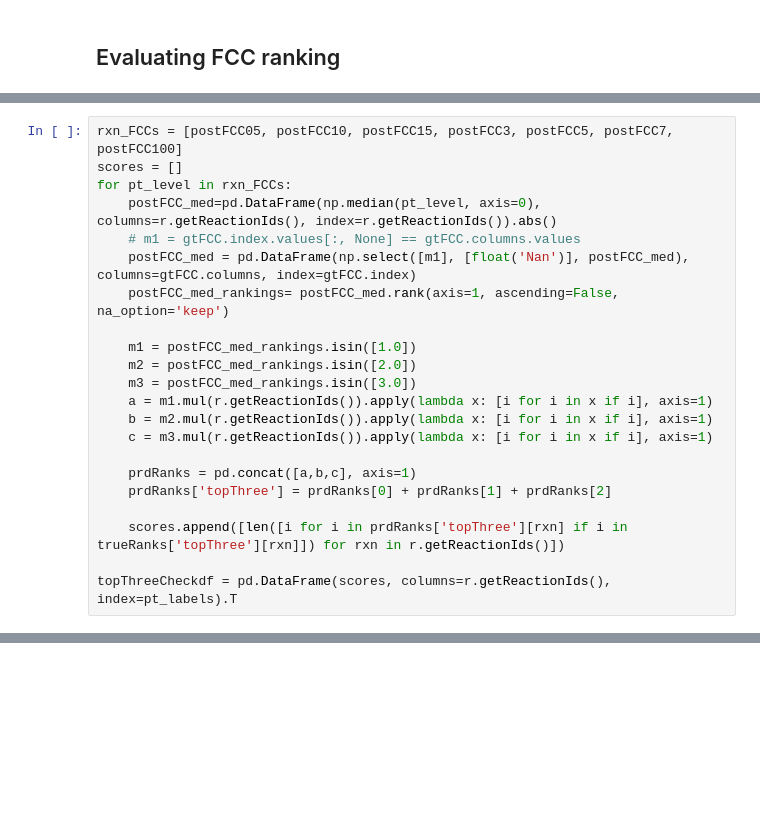
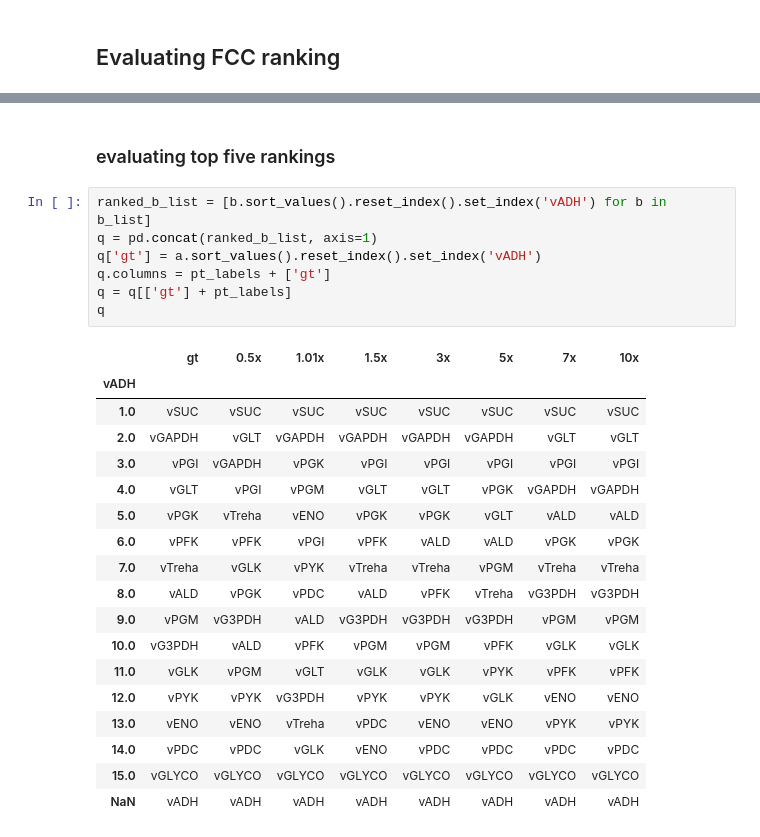
Before and after one commit to sys-bio/BMCA-pipeline, a Jupyter notebook: notebooks/topologyA/omitted_data/omitExMet_v_simplTeusink.ipynb, the cells around one changed output, grey strips where cells are left out. Cells and saved outputs as stored; diff of their text form; blank space fills up the shorter version.

```diff
--- a/notebooks/topologyA/omitted_data/omitExMet_v_simplTeusink.ipynb
+++ b/notebooks/topologyA/omitted_data/omitExMet_v_simplTeusink.ipynb
@@ -396,22 +350,0 @@ trueRanks['topThree'] = trueRanks[0] + trueRanks[1] + trueRanks[2]
-# %%
-rxn_FCCs = [postFCC05, postFCC10, postFCC15, postFCC3, postFCC5, postFCC7, postFCC100]
-scores = []
-for pt_level in rxn_FCCs:
-    postFCC_med=pd.DataFrame(np.median(pt_level, axis=0), columns=r.getReactionIds(), index=r.getReactionIds()).abs()
-    # m1 = gtFCC.index.values[:, None] == gtFCC.columns.values
-    postFCC_med = pd.DataFrame(np.select([m1], [float('Nan')], postFCC_med), columns=gtFCC.columns, index=gtFCC.index)
-    postFCC_med_rankings= postFCC_med.rank(axis=1, ascending=False, na_option='keep')
-
-    m1 = postFCC_med_rankings.isin([1.0])
-    m2 = postFCC_med_rankings.isin([2.0])
-    m3 = postFCC_med_rankings.isin([3.0])
-    a = m1.mul(r.getReactionIds()).apply(lambda x: [i for i in x if i], axis=1)
-    b = m2.mul(r.getReactionIds()).apply(lambda x: [i for i in x if i], axis=1)
-    c = m3.mul(r.getReactionIds()).apply(lambda x: [i for i in x if i], axis=1)
-
-    prdRanks = pd.concat([a,b,c], axis=1)
-    prdRanks['topThree'] = prdRanks[0] + prdRanks[1] + prdRanks[2]
-
-    scores.append([len([i for i in prdRanks['topThree'][rxn] if i in trueRanks['topThree'][rxn]]) for rxn in r.getReactionIds()])
-
-topThreeCheckdf = pd.DataFrame(scores, columns=r.getReactionIds(), index=pt_labels).T
@@ -449,0 +390,28 @@ dtype: int64
+# %% [markdown]
+### evaluating top five rankings
+# %%
+ranked_b_list = [b.sort_values().reset_index().set_index('vADH') for b in b_list]
+q = pd.concat(ranked_b_list, axis=1)
+q['gt'] = a.sort_values().reset_index().set_index('vADH')
+q.columns = pt_labels + ['gt']
+q = q[['gt'] + pt_labels]
+q
+# %% [output]
+|  | gt | 0.5x | 1.01x | 1.5x | 3x | 5x | 7x | 10x |
+| vADH |  |  |  |  |  |  |  |  |
+| 1.0 | vSUC | vSUC | vSUC | vSUC | vSUC | vSUC | vSUC | vSUC |
+| 2.0 | vGAPDH | vGLT | vGAPDH | vGAPDH | vGAPDH | vGAPDH | vGLT | vGLT |
+| 3.0 | vPGI | vGAPDH | vPGK | vPGI | vPGI | vPGI | vPGI | vPGI |
+| 4.0 | vGLT | vPGI | vPGM | vGLT | vGLT | vPGK | vGAPDH | vGAPDH |
+| 5.0 | vPGK | vTreha | vENO | vPGK | vPGK | vGLT | vALD | vALD |
+| 6.0 | vPFK | vPFK | vPGI | vPFK | vALD | vALD | vPGK | vPGK |
+| 7.0 | vTreha | vGLK | vPYK | vTreha | vTreha | vPGM | vTreha | vTreha |
+| 8.0 | vALD | vPGK | vPDC | vALD | vPFK | vTreha | vG3PDH | vG3PDH |
+| 9.0 | vPGM | vG3PDH | vALD | vG3PDH | vG3PDH | vG3PDH | vPGM | vPGM |
+| 10.0 | vG3PDH | vALD | vPFK | vPGM | vPGM | vPFK | vGLK | vGLK |
+| 11.0 | vGLK | vPGM | vGLT | vGLK | vGLK | vPYK | vPFK | vPFK |
+| 12.0 | vPYK | vPYK | vG3PDH | vPYK | vPYK | vGLK | vENO | vENO |
+| 13.0 | vENO | vENO | vTreha | vPDC | vENO | vENO | vPYK | vPYK |
+| 14.0 | vPDC | vPDC | vGLK | vENO | vPDC | vPDC | vPDC | vPDC |
+| 15.0 | vGLYCO | vGLYCO | vGLYCO | vGLYCO | vGLYCO | vGLYCO | vGLYCO | vGLYCO |
+| NaN | vADH | vADH | vADH | vADH | vADH | vADH | vADH | vADH |
```
Also changed, not shown: parts of 18 cells of this notebook.
